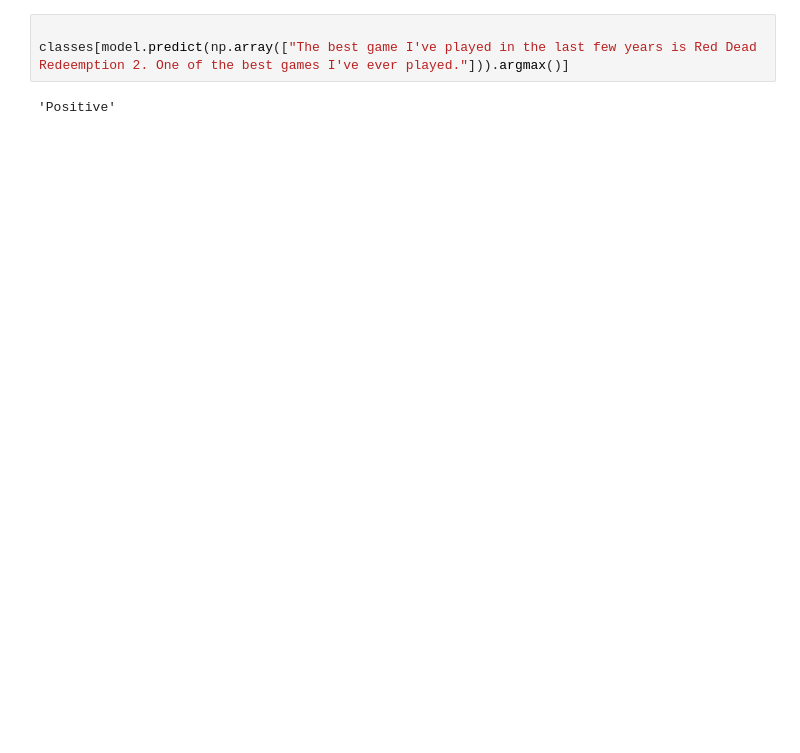
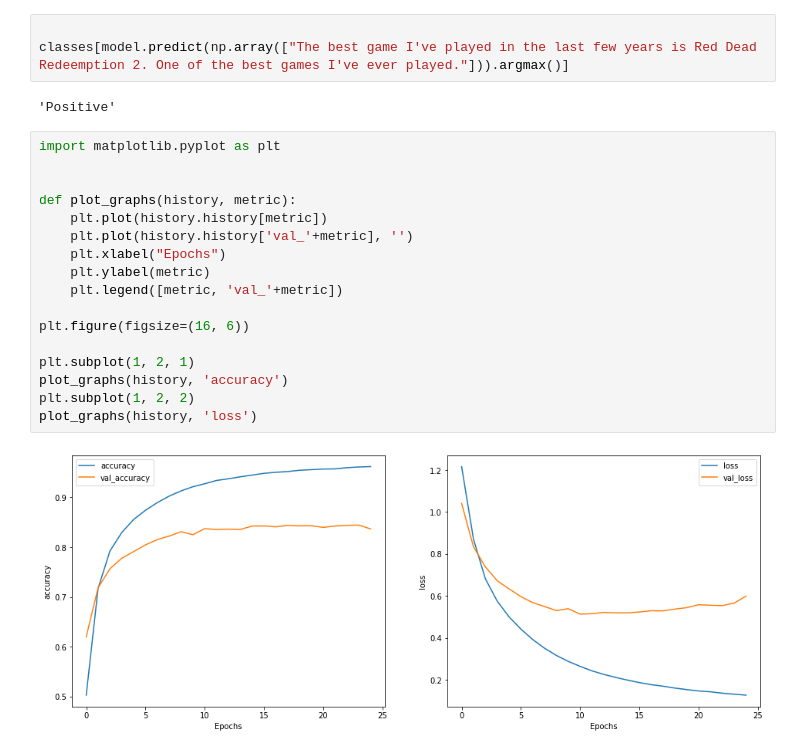
Before and after one commit to mdirfan-code/Sentimeter-v1.0, a Jupyter notebook: BERT_Model/Bidirectional_LSTM.ipynb, the cells around one changed output. Saved outputs shown, nothing was run; the diff lists cells and outputs as text; blank space fills up the shorter version.

```diff
--- a/BERT_Model/Bidirectional_LSTM.ipynb
+++ b/BERT_Model/Bidirectional_LSTM.ipynb
@@ -337,3 +329,22 @@ classes[model.predict(np.array(["I think the t 800s were ok disapointed that the
 classes[model.predict(np.array(["The best game I've played in the last few years is Red Dead Redeemption 2. One of the best games I've ever played."])).argmax()]
 # %% [output]
 'Positive'
+# %%
+import matplotlib.pyplot as plt
+
+
+def plot_graphs(history, metric):
+    plt.plot(history.history[metric])
+    plt.plot(history.history['val_'+metric], '')
+    plt.xlabel("Epochs")
+    plt.ylabel(metric)
+    plt.legend([metric, 'val_'+metric])
+
+plt.figure(figsize=(16, 6))
+
+plt.subplot(1, 2, 1)
+plot_graphs(history, 'accuracy')
+plt.subplot(1, 2, 2)
+plot_graphs(history, 'loss')
+# %% [output]
+[figure, added]
```
Also changed, not shown: parts of 9 cells of this notebook, 11 other files.
